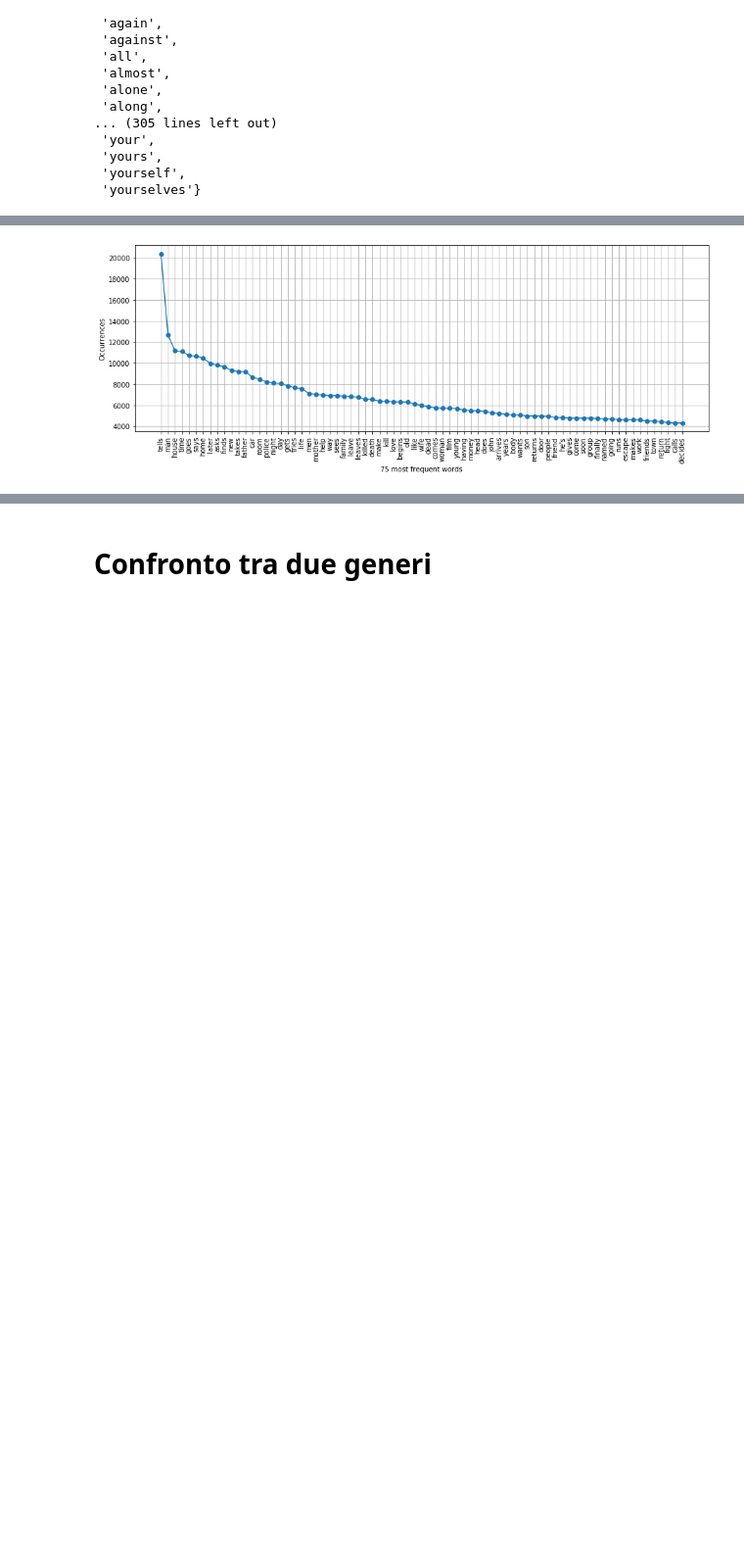
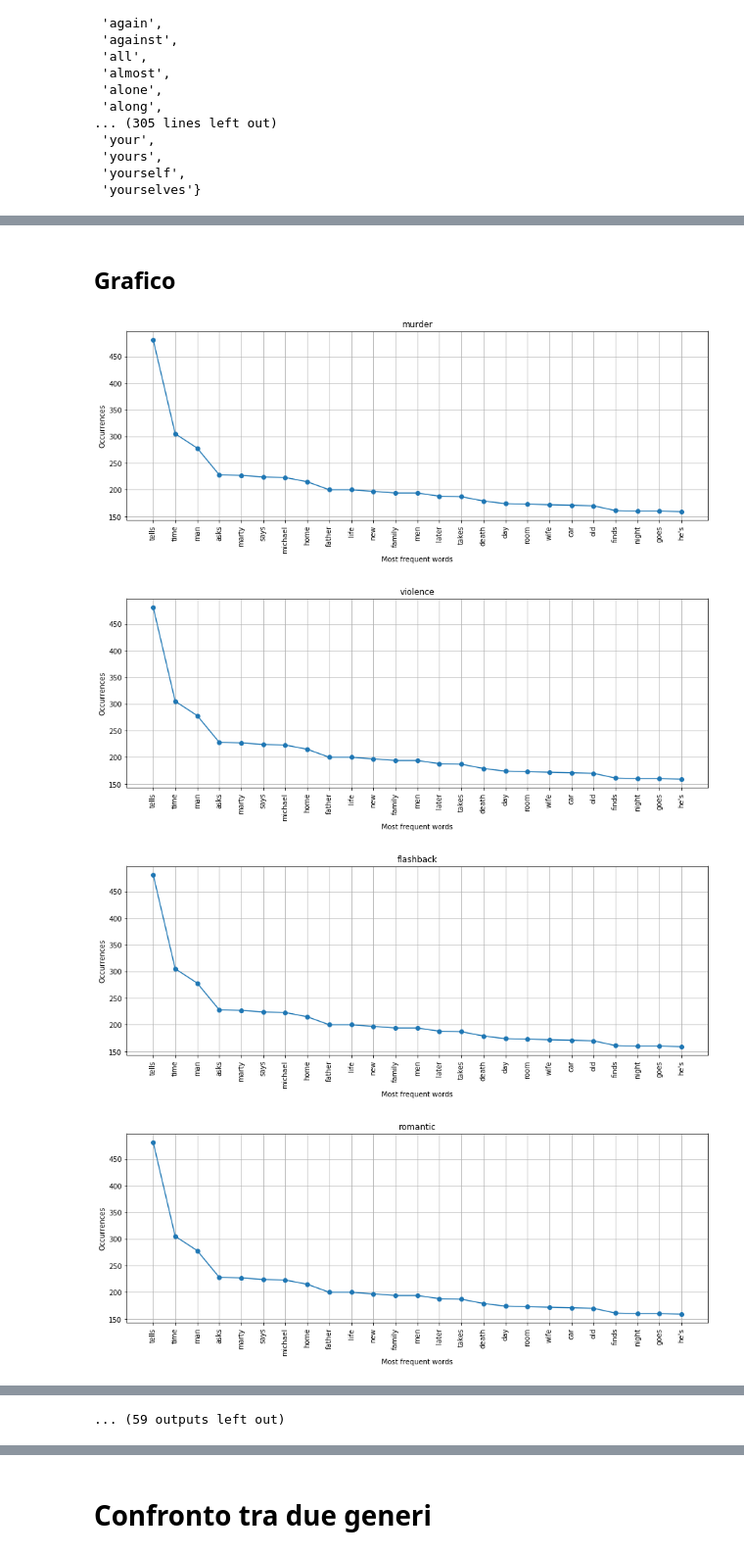
Before and after one commit to Janluke0/DSBDA-Project, a Jupyter notebook: Other/most_relevant_words_by_genre.ipynb, the cells around one changed output, grey strips where cells are left out. Shown at 98% size. Cells and saved outputs as stored; diff of their text form; code cells hidden in the pictures; blank space fills up the shorter version.

```diff
--- a/Other/most_relevant_words_by_genre.ipynb
+++ b/Other/most_relevant_words_by_genre.ipynb
@@ -153,13 +161,3 @@ genres_split_df.show()
 |tt0066995|Diamonds Are Forever|After the murder ...|[cult, revenge, m...|train|
 +---------+--------------------+--------------------+--------------------+-----+
 only showing top 20 rows
-# %%
-only_genres = [genretuple[0] for genretuple in ordered_genres]
-
-genres_dictionary = {}
-i = 0
-for genre in only_genres:
-    genres_dictionary[genre] = i
-    i += 1
-
-genres_dictionary
@@ -257,5 +196,5 @@ only showing top 20 rows
 # %%
-ids_joined = id_joined.join(metadata, id_joined.title == metadata.title, how='inner')
+ids_joined = genres_split_df.join(metadata, genres_split_df.title == metadata.title, how='inner')
 print(ids_joined.count())
 ids_joined.show()
 # %% [output]
@@ -337,10 +267,20 @@ occurrences
+# %% [markdown]
+## Grafico
 # %%
-plt.figure(figsize=(15, 5))
-plt.grid()
-plt.plot([x[0] for x in occurrences[:75]], [x[1] for x in occurrences[:75]], marker='o')
-plt.xticks(rotation=90)
-plt.xlabel('75 most frequent words')
-plt.ylabel('Occurrences')
-plt.show()
+words_n = 25
+
+for genre in words_dict:
+    words = words_dict[genre]
+    plt.figure(figsize=(15, 5))
+    plt.grid()
+    plt.plot([x[0] for x in words[:words_n]], [x[1] for x in words[:words_n]], marker='o')
+    plt.xticks(rotation=90)
+    plt.title(genre)
+    plt.xlabel('Most frequent words')
+    plt.ylabel('Occurrences')
+    plt.show()
 # %% [output]
-[figure, old version]
+[figure, new version]
+[figure, added]
+[figure, added]
+[figure, added]
@@ -346,0 +295 @@ plt.show()
+... (59 outputs left out)
```
Also changed, not shown: parts of 26 cells of this notebook.
